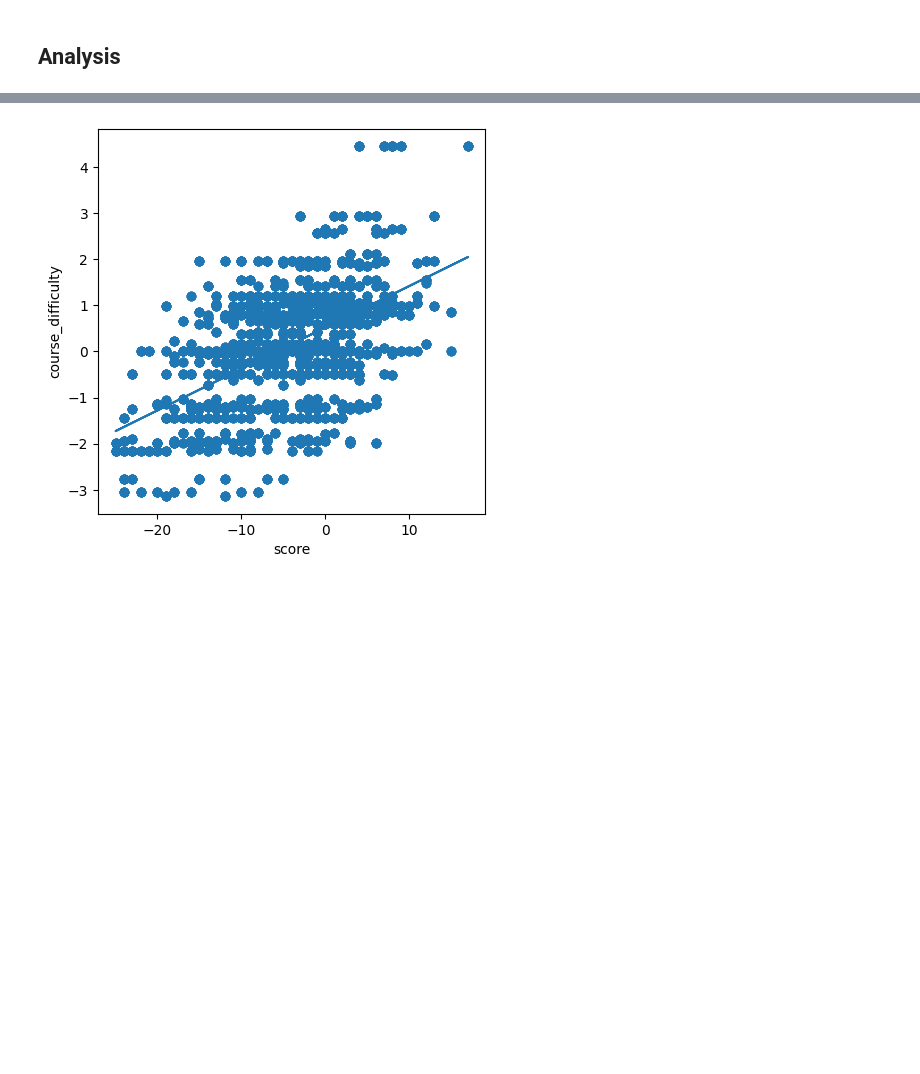
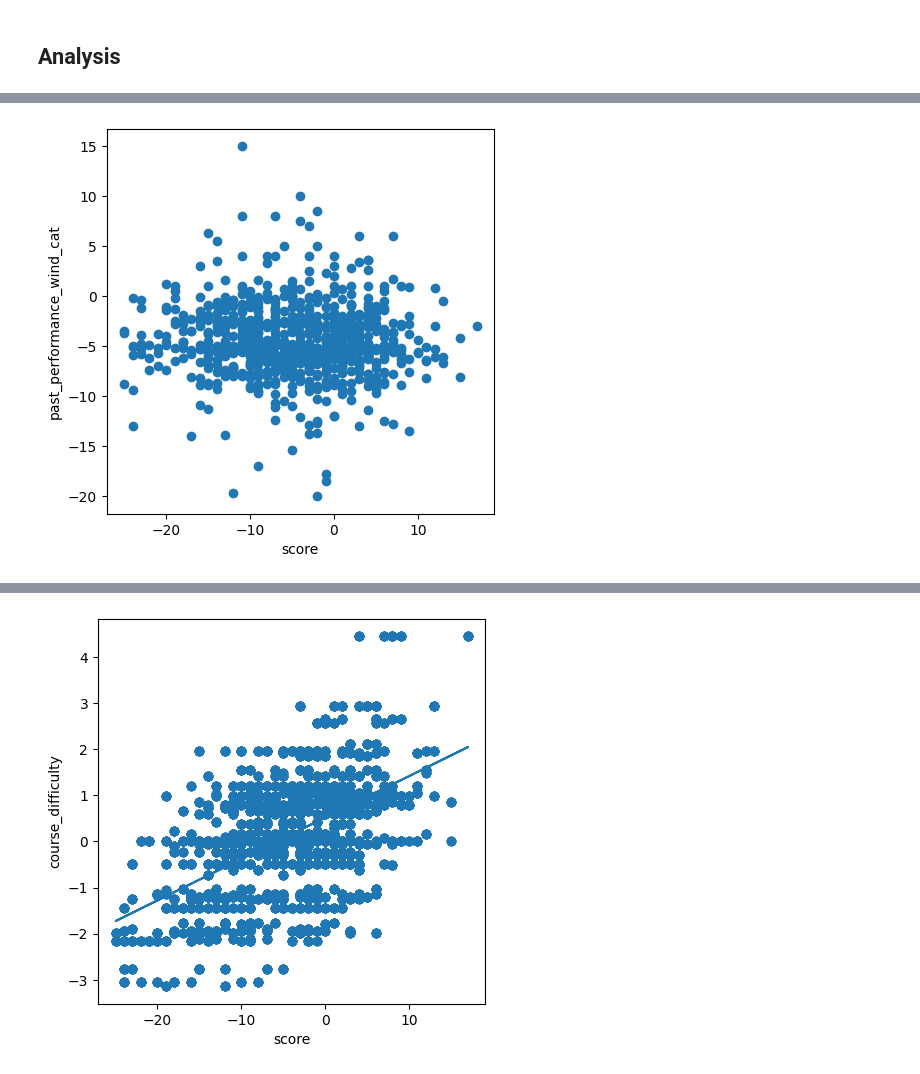
Before and after one commit to huntermitchell123/PGA_Winner_Prediction, a Jupyter notebook: v2/PGA_Winner_Prediction.ipynb, the cells around one changed output, grey strips where cells are left out. Saved outputs shown, nothing was run; the diff lists cells and outputs as text; code cells hidden in the pictures; blank space fills up the shorter version.

```diff
--- a/v2/PGA_Winner_Prediction.ipynb
+++ b/v2/PGA_Winner_Prediction.ipynb
@@ -611,0 +702,4 @@ plot('score','player_distance_to_course',training_df)
+# %%
+plot('score','past_performance_wind_cat',training_df)
+# %% [output]
+[figure, added]
```
Also changed, not shown: parts of 25 cells of this notebook.
